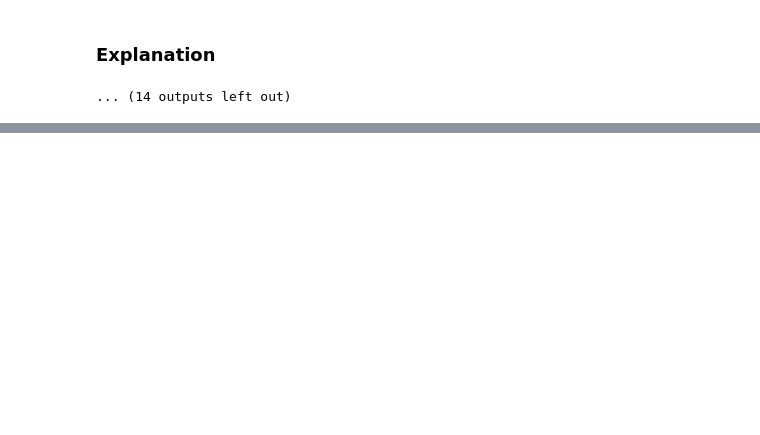
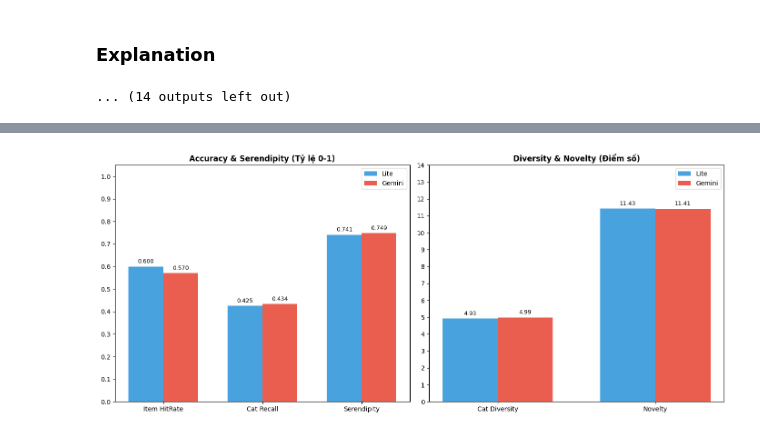
Before and after one commit to TranNhatMinh2012/DACNTT, a Jupyter notebook: LLMsRecommendation.ipynb, the cells around one changed output, grey strips where cells are left out. Saved outputs shown, nothing was run; the diff lists cells and outputs as text; code cells hidden in the pictures; blank space fills up the shorter version.

Commit message:
Update plot
add plot of eval

```diff
--- a/LLMsRecommendation.ipynb
+++ b/LLMsRecommendation.ipynb
@@ -1268,3 +1268,82 @@ Cat Recall@K : Lite=0.425 | Gemini=0.434
 Cat Diversity: Lite=4.930 | Gemini=4.990
 Serendipity : Lite=0.741 | Gemini=0.749
 Novelty     : Lite=11.433 | Gemini=11.415
+# %%
+import matplotlib.pyplot as plt
+import numpy as np
+from matplotlib.ticker import MultipleLocator
+
+def plot_comparison_visual_detailed(df_res):
+    r = df_res.to_dict("records")
+    if len(r) != 2: return
+
+    lite_data, gem_data = r[0], r[1]
+
+    # Nhóm 1: Ratio (0-1)
+    metrics_acc = {
+        "Item HitRate": "HitRate@K_e2e",
+        "Cat Recall": "CatRecall@K_e2e",
+        "Serendipity": "Serendipity@K_e2e"
+    }
+
+    # Nhóm 2: Score (>1)
+    metrics_score = {
+        "Cat Diversity": "CatDiversity@K_e2e",
+        "Novelty": "Novelty@K_e2e"
+    }
+
+    def get_vals(metrics_dict):
+        labels = list(metrics_dict.keys())
+        l_vals = [lite_data.get(f"{k}_lite", 0) for k in metrics_dict.values()]
+        g_vals = [gem_data.get(f"{k}_gemini", 0) for k in metrics_dict.values()]
+        return labels, l_vals, g_vals
+
+    # Setup plot
+    fig, (ax1, ax2) = plt.subplots(1, 2, figsize=(14, 6))
+
+    # --- Biểu đồ 1: Accuracy (0-1) ---
+    labels1, l1, g1 = get_vals(metrics_acc)
+    x1 = np.arange(len(labels1))
+    width = 0.35
+
+    rects1_l = ax1.bar(x1 - width/2, l1, width, label='Lite', color='#3498db', alpha=0.9)
+    rects1_g = ax1.bar(x1 + width/2, g1, width, label='Gemini', color='#e74c3c', alpha=0.9)
+
+    ax1.set_title('Accuracy & Serendipity (Tỷ lệ 0-1)', fontsize=12, fontweight='bold')
+    ax1.set_xticks(x1)
+    ax1.set_xticklabels(labels1, fontsize=10)
+
+    # --- CHỈNH ĐỘ CHIA CHI TIẾT 0.1 ---
+    ax1.set_ylim(0, 1.05)
+    ax1.yaxis.set_major_locator(MultipleLocator(0.1)) # Vạch chia 0.1 theo yêu cầu
+
+    ax1.legend()
+    # Hiển thị 3 số lẻ (không làm tròn quá)
+    ax1.bar_label(rects1_l, padding=3, fmt='%.3f', fontsize=9)
+    ax1.bar_label(rects1_g, padding=3, fmt='%.3f', fontsize=9)
+
+    # --- Biểu đồ 2: Score (>1) ---
+    labels2, l2, g2 = get_vals(metrics_score)
+    x2 = np.arange(len(labels2))
+
+    rects2_l = ax2.bar(x2 - width/2, l2, width, label='Lite', color='#3498db', alpha=0.9)
+    rects2_g = ax2.bar(x2 + width/2, g2, width, label='Gemini', color='#e74c3c', alpha=0.9)
+
+    ax2.set_title('Diversity & Novelty (Điểm số)', fontsize=12, fontweight='bold')
+    ax2.set_xticks(x2)
+    ax2.set_xticklabels(labels2, fontsize=10)
+
+    # --- CHỈNH ĐỘ CHIA CHI TIẾT HƠN CHO NHÓM ĐIỂM SỐ ---
+    ax2.set_ylim(0, 14)
+    ax2.yaxis.set_major_locator(MultipleLocator(1)) # Vạch chia 1 đơn vị
+
+    ax2.legend()
+    ax2.bar_label(rects2_l, padding=3, fmt='%.2f', fontsize=9)
+    ax2.bar_label(rects2_g, padding=3, fmt='%.2f', fontsize=9)
+
+    plt.tight_layout()
+    plt.show()
+
+print("Đang vẽ biểu đồ chi tiết (Vạch chia 0.1 & Data 3 số lẻ)...")
+plot_comparison_visual_detailed(df_cmp)
+# %% [output]
@@ -1270,0 +1351 @@ Novelty     : Lite=11.433 | Gemini=11.415
+[figure, added]
```
Also changed, not shown: parts of 2 cells of this notebook.
